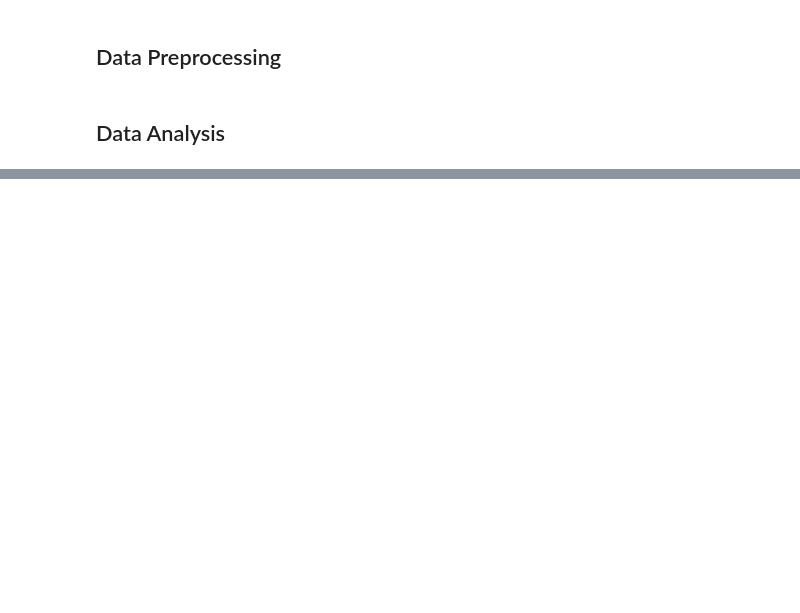
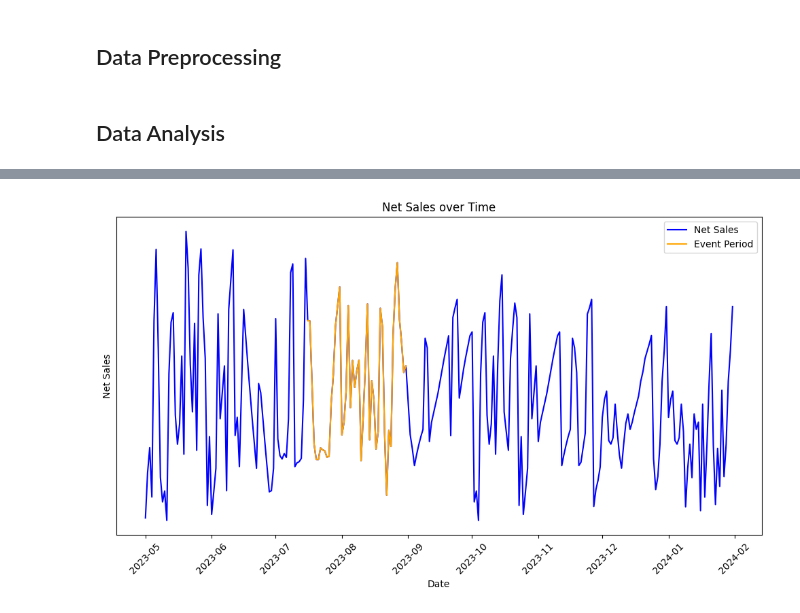
Before and after one commit to leejeff0319/Restaurant_Promotional_Event, a Jupyter notebook: Data_Analysis.ipynb, the cells around one changed output, grey strips where cells are left out. Saved outputs shown, nothing was run; the diff lists cells and outputs as text; code cells hidden in the pictures; blank space fills up the shorter version.

```diff
--- a/Data_Analysis.ipynb
+++ b/Data_Analysis.ipynb
@@ -83,0 +108,30 @@ plt.show()
+# %%
+# Create a mask for the specific date range
+mask = (df['Dates'] >= '2023-07-16') & (df['Dates'] <= '2023-08-31')
+
+# Set up figure and axes
+plt.figure(figsize=(10, 6))
+
+# Plot 'Net Sales' for nonEvent_df
+plt.plot(df['Dates'], df['Net Sales'], label='Net Sales', color='blue')
+
+# Plot 'Net Sales' for the event period with different color
+plt.plot(df[mask]['Dates'], df[mask]['Net Sales'], color='orange', label='Event Period')
+
+# Set labels and title
+plt.xlabel('Date')
+plt.ylabel('Net Sales')
+plt.title('Net Sales over Time')
+plt.legend()
+
+# Remove ticks from y-axis to maintain confidentiality
+plt.tick_params(axis='y', which='both', left=False, labelleft=False)
+
+# Rotate x-axis labels for better readability
+plt.xticks(rotation=45)
+
+# Show plot
+plt.tight_layout()
+plt.show()
+# %% [output]
+[figure, added]
```
Also changed, not shown: parts of 8 cells of this notebook, 1 other file.
